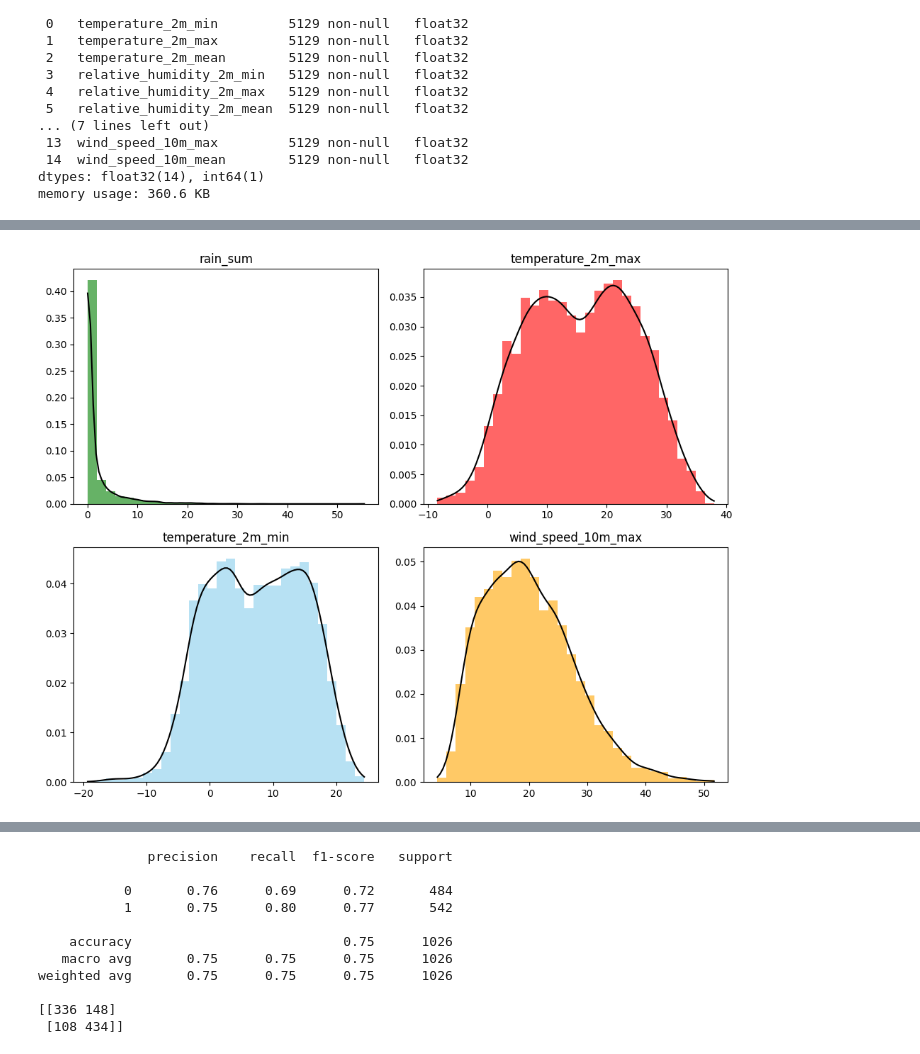
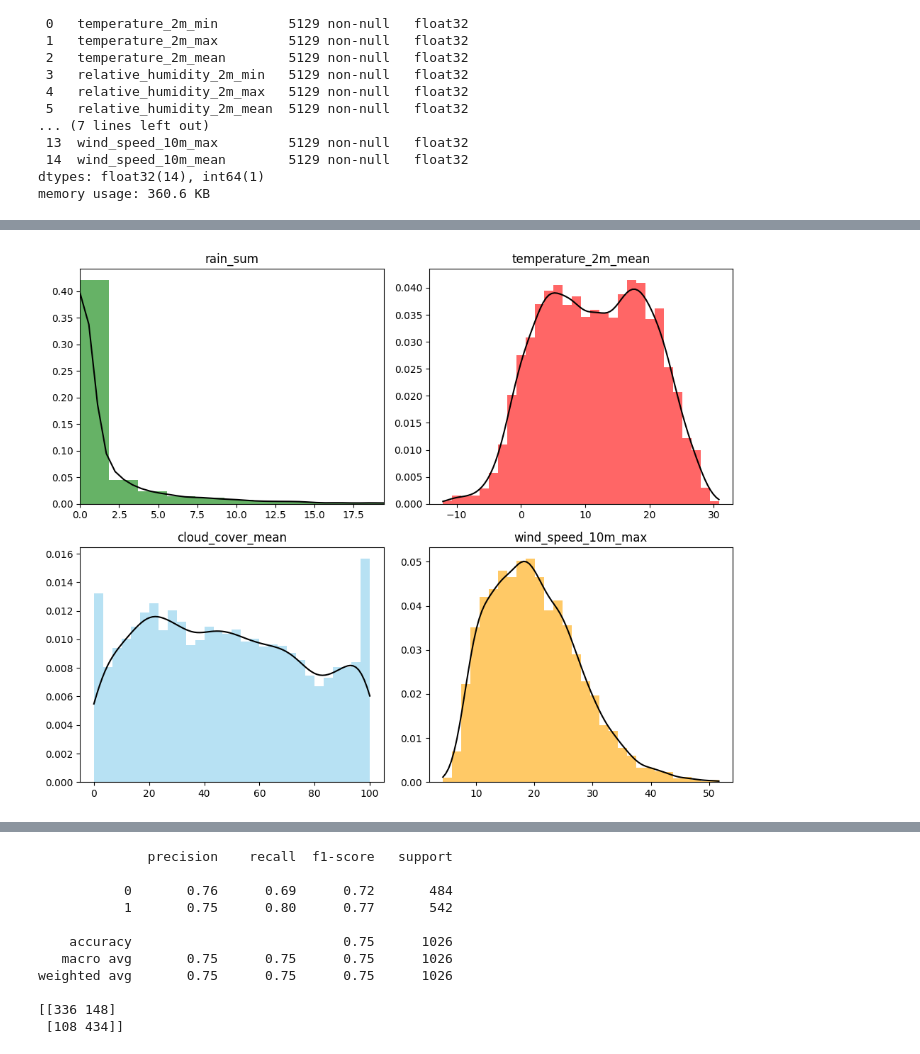
Before and after one commit to patrick-hsbr/fh_mtm_ml_project, a Jupyter notebook: weather_prediction.ipynb, the cells around one changed output, grey strips where cells are left out. Saved outputs shown, nothing was run; the diff lists cells and outputs as text; code cells hidden in the pictures.

```diff
--- a/weather_prediction.ipynb
+++ b/weather_prediction.ipynb
@@ -167,36 +280,31 @@ memory usage: 360.6 KB
 # %%
-import matplotlib.pyplot as plt
-import pandas as pd
-import numpy as np
-from scipy.stats import gaussian_kde
-
-# Assuming daily_dataframe is already loaded
-# Replace this with the actual loading code if needed
-# daily_dataframe = pd.read_csv('your_file.csv')
-
 # Define the variables and colors for the subplots
 variables = [
     'rain_sum',
-    'temperature_2m_max',
-    'temperature_2m_min',
+    'temperature_2m_mean',
+    'cloud_cover_mean',
     'wind_speed_10m_max'
 ]
 colors = ["green", "red", "skyblue", "orange"]
 
 # Create the subplots using a loop
 fig, axs = plt.subplots(2, 2, figsize=(10, 8))
 for i, var in enumerate(variables):
     column = daily_dataframe[var]
     ax = axs[i // 2, i % 2]
     ax.hist(column, bins=30, color=colors[i], alpha=0.6, density=True)
     ax.set_title(f'{var}')
 
     # Add KDE plot
     density = gaussian_kde(column)
     x_vals = np.linspace(min(column), max(column), 100)
     ax.plot(x_vals, density(x_vals), color='black')
 
+    # Adjust x-axis for rain_sum
+    if var == 'rain_sum':
+        ax.set_xlim([0, np.percentile(column, 99)])
+
 plt.tight_layout()
 plt.show()
 # %% [output]
-[figure, old version]
+[figure, new version]
```
Also changed, not shown: parts of 19 cells of this notebook.
